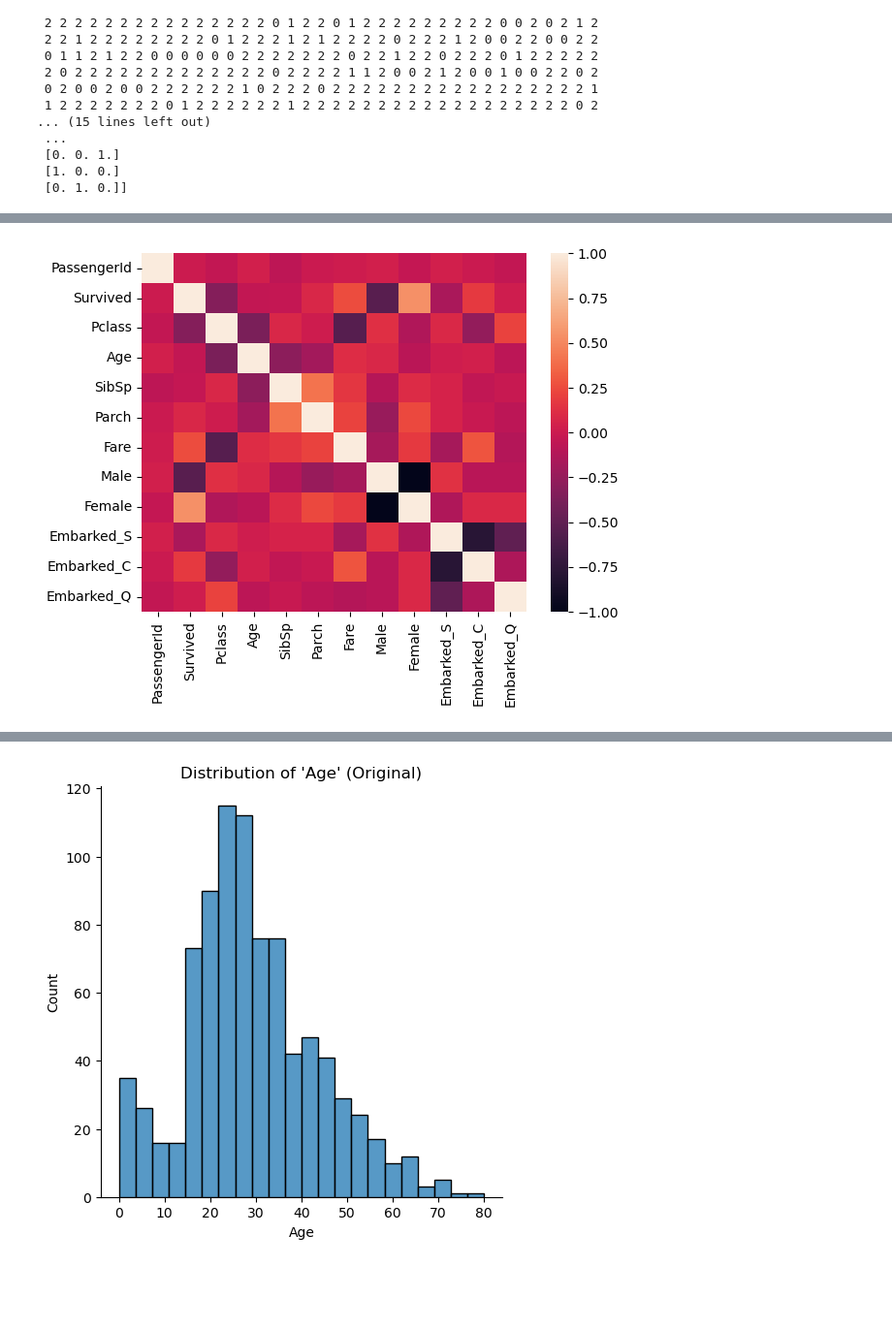
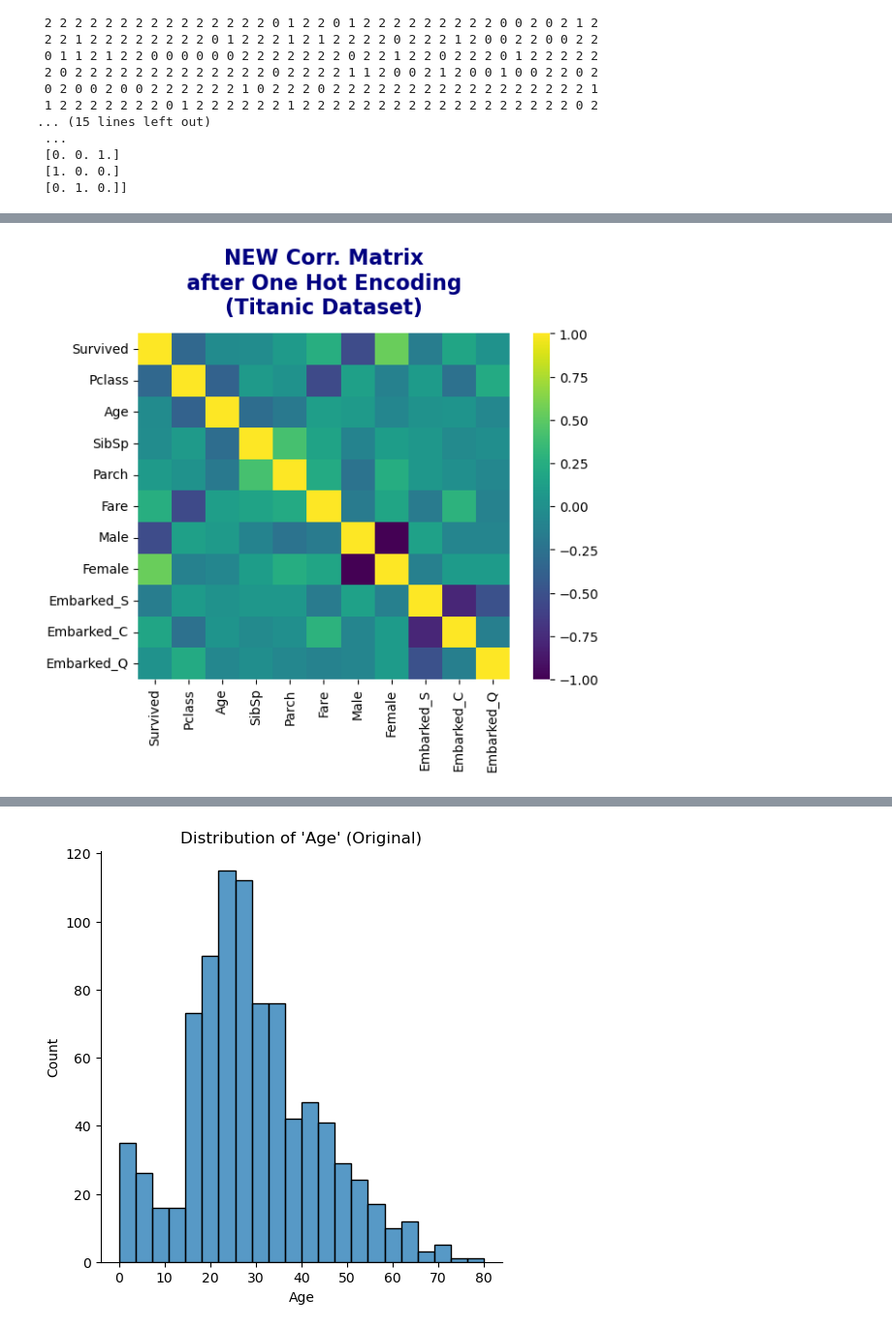
Before and after one commit to kavehzare98/TItanic-Kaggle-Competition, a Jupyter notebook: main.ipynb, the cells around one changed output, grey strips where cells are left out. Shown: that part at 97% size. Drawn from its saved outputs; the diff is of its cells as text; code cells hidden in the pictures; blank space fills up the shorter version.

```diff
--- a/main.ipynb
+++ b/main.ipynb
@@ -254,6 +254,7 @@ age_data.head()
 | 29 | 25 |
 | 30 | 23 |
 # %%
+titanic3 = titanic3.set_index('PassengerId')
 titanic3.head()
 # %% [output]
 |  | Survived | Pclass | Sex | Age | SibSp | Parch | Ticket | Fare | Embarked | LastName | ... |
@@ -313,0 +307,3 @@ titanic3[titanic3['Age_NEW'].notnull()]
+# %%
+# Dropping unnecessary columns
+titanic3 = titanic3.drop(['Ticket', 'LastName', 'FirstName', 'MissingAge', 'Age_NEW'],axis=1)
@@ -394,3 +421,2 @@ titanic3.head()
 # %%
-titanic3 = titanic3.drop('Sex', axis=1)
-titanic3.head()
+# titanic3 = titanic3.drop('Sex', axis=1)
@@ -466,8 +486,10 @@ titanic3.head()
 # %%
-titanic3 = titanic3.drop(['Ticket', 'Embarked', 'LastName', 'FirstName', 'MissingAge'], axis=1)
+# Removing Embarked column
+titanic3 = titanic3.drop('Embarked', axis=1)
 # %%
 new_correlation_matrix = titanic3.corr()
-sns.heatmap(new_correlation_matrix)
+sns.heatmap(new_correlation_matrix, cmap="viridis")
+plt.title("NEW Corr. Matrix\nafter One Hot Encoding\n(Titanic Dataset)",pad=15, fontdict={'weight': 'heavy', 'size': 16, 'color': 'navy'})
 plt.show()
 # %% [output]
-[figure, old version]
+[figure, new version]
```
Also changed, not shown: parts of 23 cells of this notebook.
